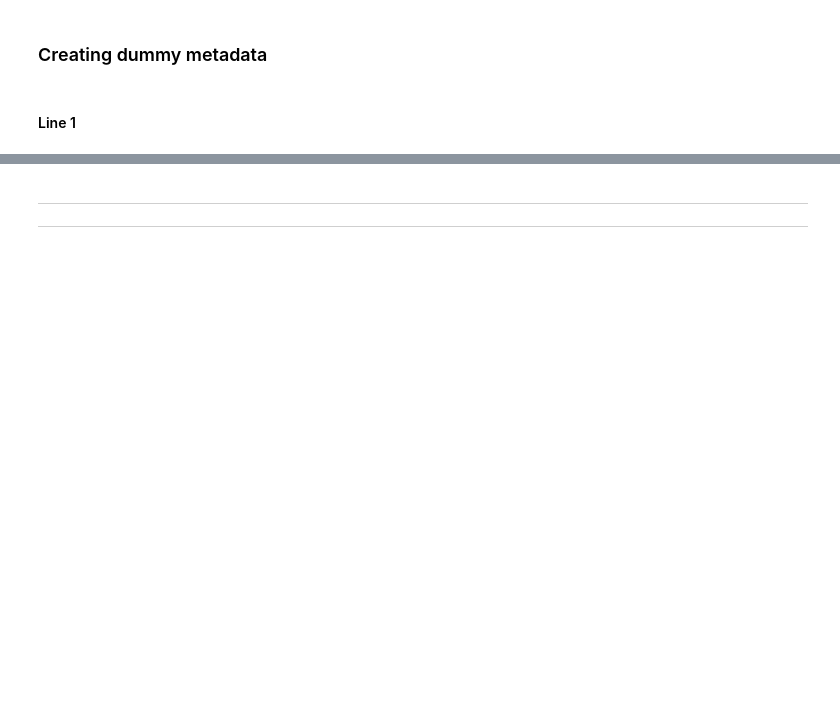
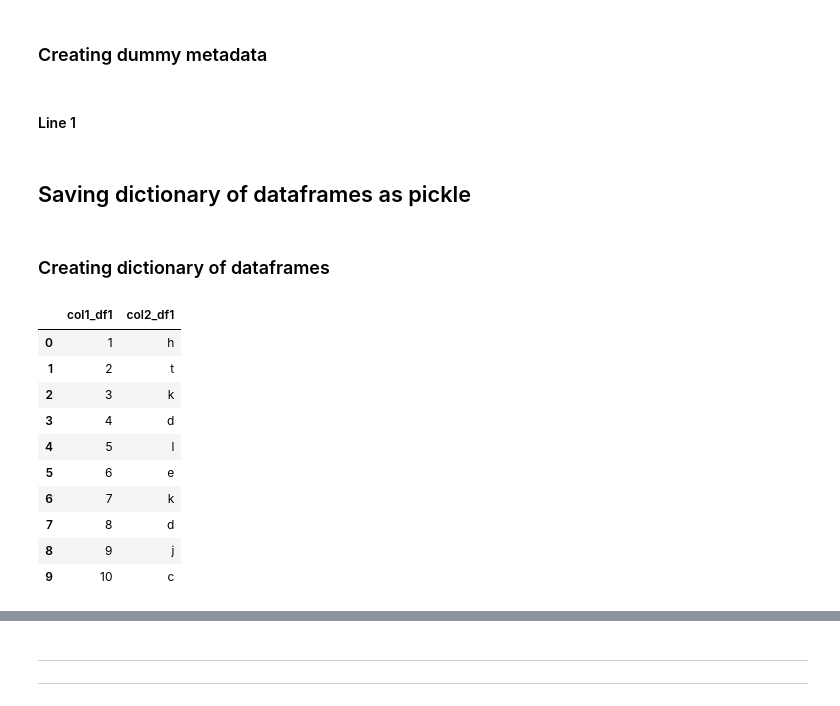
Before and after one commit to santibatte/dpa_2021, a Jupyter notebook: _robdir/rob_sandbox.ipynb, the cells around one changed output, grey strips where cells are left out. Saved outputs shown, nothing was run; the diff lists cells and outputs as text; code cells hidden in the pictures; blank space fills up the shorter version.

Commit message:
updating notebook with tests saving dfs in dictionary

```diff
--- a/_robdir/rob_sandbox.ipynb
+++ b/_robdir/rob_sandbox.ipynb
@@ -472,3 +471,26 @@ import csv
 with open("transformation_metadata.csv", mode="w") as metadata_file:
     metadata_writer = csv.writer(metadata_file, delimiter=",", quotechar='"', quoting=csv.QUOTE_MINIMAL)
     metadata_writer.writerow([meta_1, meta_2, meta_3])
+# %% [markdown]
+## Saving dictionary of dataframes as pickle
+# %% [markdown]
+### Creating dictionary of dataframes
+# %%
+dfx1 = {
+    "col1_df1": list(range(1, 11)),
+    "col2_df1": list("htkdlekdjc"),
+}
+dfx1 = pd.DataFrame.from_dict(dfx1)
+dfx1
+# %% [output]
+|  | col1_df1 | col2_df1 |
+| 0 | 1 | h |
+| 1 | 2 | t |
+| 2 | 3 | k |
+| 3 | 4 | d |
+| 4 | 5 | l |
+| 5 | 6 | e |
+| 6 | 7 | k |
+| 7 | 8 | d |
+| 8 | 9 | j |
+| 9 | 10 | c |
```
Also changed, not shown: parts of 16 cells of this notebook.
